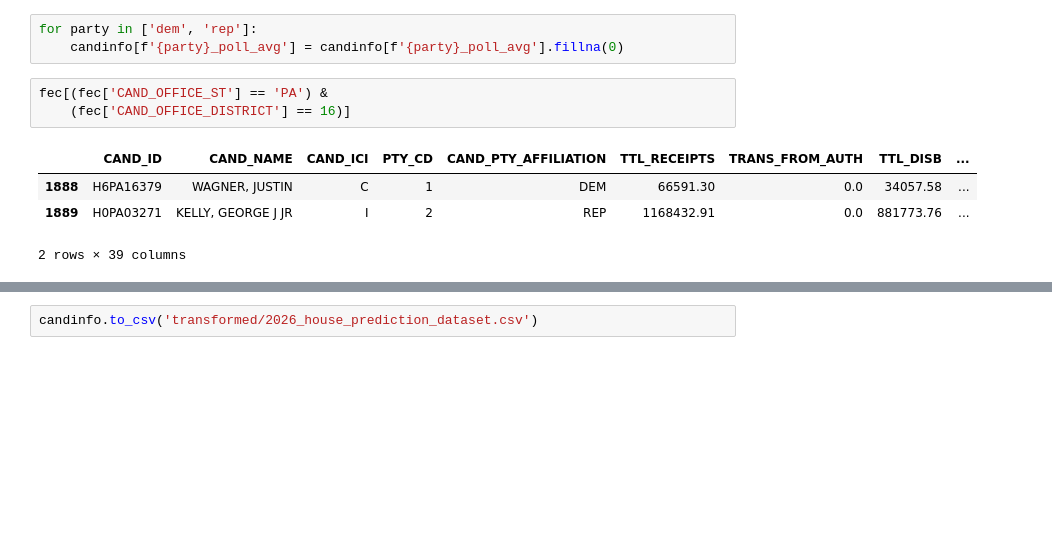
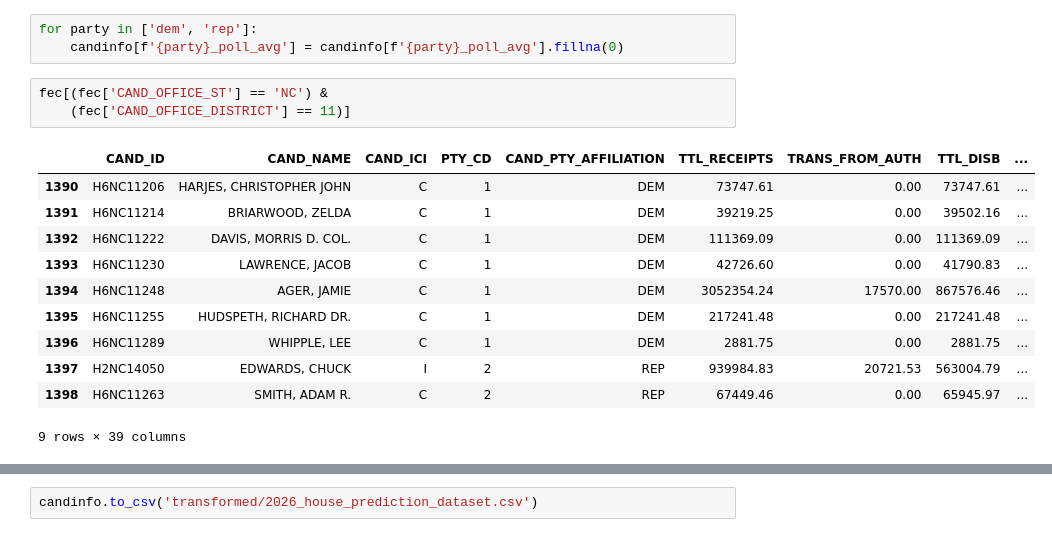
Before and after one commit to Hackquantumcpp/snoutcounter-midterms-2026-model, a Jupyter notebook: prediction/house/03-candidateinfo-wrangling.ipynb, the cells around one changed output, grey strips where cells are left out. Saved outputs shown, nothing was run; the diff lists cells and outputs as text; blank space fills up the shorter version.

```diff
--- a/prediction/house/03-candidateinfo-wrangling.ipynb
+++ b/prediction/house/03-candidateinfo-wrangling.ipynb
@@ -838,11 +838,18 @@ candinfo.head(3)
 for party in ['dem', 'rep']:
     candinfo[f'{party}_poll_avg'] = candinfo[f'{party}_poll_avg'].fillna(0)
 # %%
-fec[(fec['CAND_OFFICE_ST'] == 'PA') &
-    (fec['CAND_OFFICE_DISTRICT'] == 16)]
+fec[(fec['CAND_OFFICE_ST'] == 'NC') &
+    (fec['CAND_OFFICE_DISTRICT'] == 11)]
 # %% [output]
 |  | CAND_ID | CAND_NAME | CAND_ICI | PTY_CD | CAND_PTY_AFFILIATION | TTL_RECEIPTS | TRANS_FROM_AUTH | TTL_DISB | ... |
-| 1888 | H6PA16379 | WAGNER, JUSTIN | C | 1 | DEM | 66591.30 | 0.0 | 34057.58 | ... |
-| 1889 | H0PA03271 | KELLY, GEORGE J JR | I | 2 | REP | 1168432.91 | 0.0 | 881773.76 | ... |
+| 1390 | H6NC11206 | HARJES, CHRISTOPHER JOHN | C | 1 | DEM | 73747.61 | 0.00 | 73747.61 | ... |
+| 1391 | H6NC11214 | BRIARWOOD, ZELDA | C | 1 | DEM | 39219.25 | 0.00 | 39502.16 | ... |
+| 1392 | H6NC11222 | DAVIS, MORRIS D. COL. | C | 1 | DEM | 111369.09 | 0.00 | 111369.09 | ... |
+| 1393 | H6NC11230 | LAWRENCE, JACOB | C | 1 | DEM | 42726.60 | 0.00 | 41790.83 | ... |
+| 1394 | H6NC11248 | AGER, JAMIE | C | 1 | DEM | 3052354.24 | 17570.00 | 867576.46 | ... |
+| 1395 | H6NC11255 | HUDSPETH, RICHARD DR. | C | 1 | DEM | 217241.48 | 0.00 | 217241.48 | ... |
+| 1396 | H6NC11289 | WHIPPLE, LEE | C | 1 | DEM | 2881.75 | 0.00 | 2881.75 | ... |
+| 1397 | H2NC14050 | EDWARDS, CHUCK | I | 2 | REP | 939984.83 | 20721.53 | 563004.79 | ... |
+| 1398 | H6NC11263 | SMITH, ADAM R. | C | 2 | REP | 67449.46 | 0.00 | 65945.97 | ... |
-2 rows × 39 columns
+9 rows × 39 columns
 # %%
```
Also changed, not shown: parts of 3 cells of this notebook, 21 other files.
